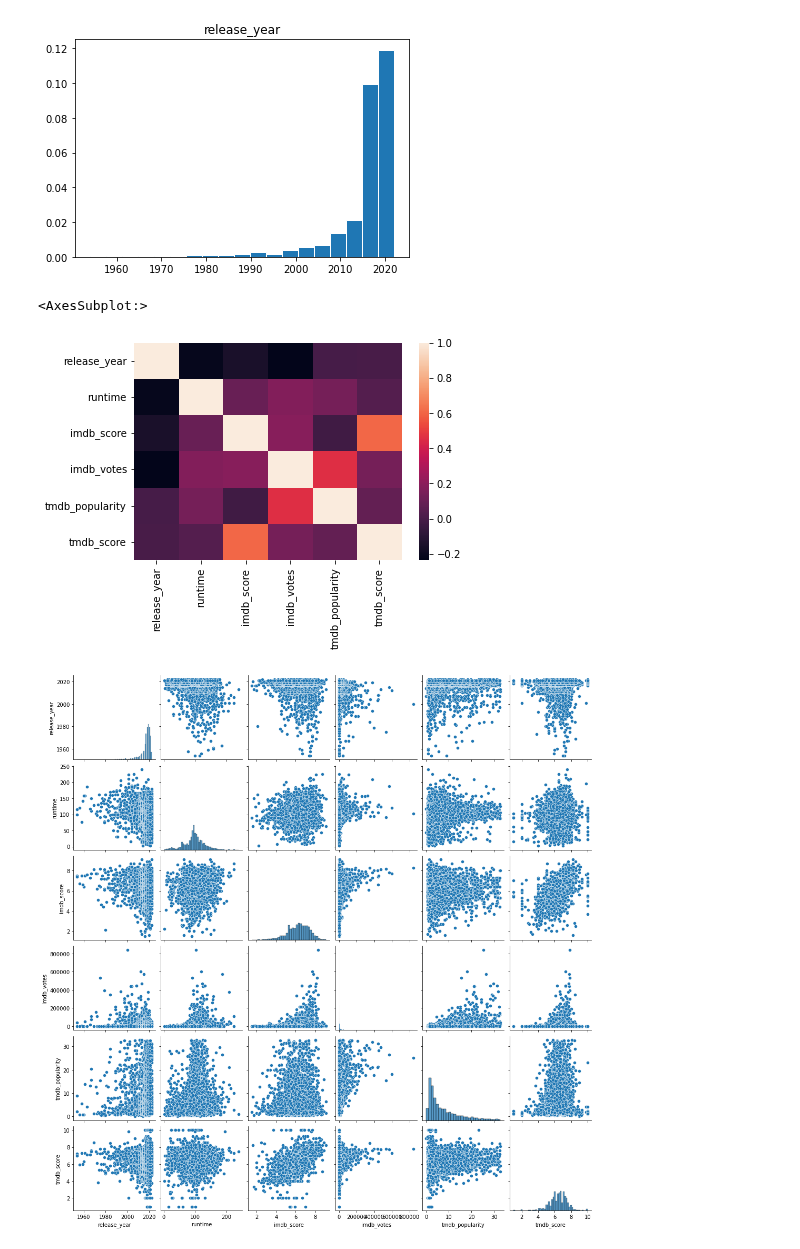
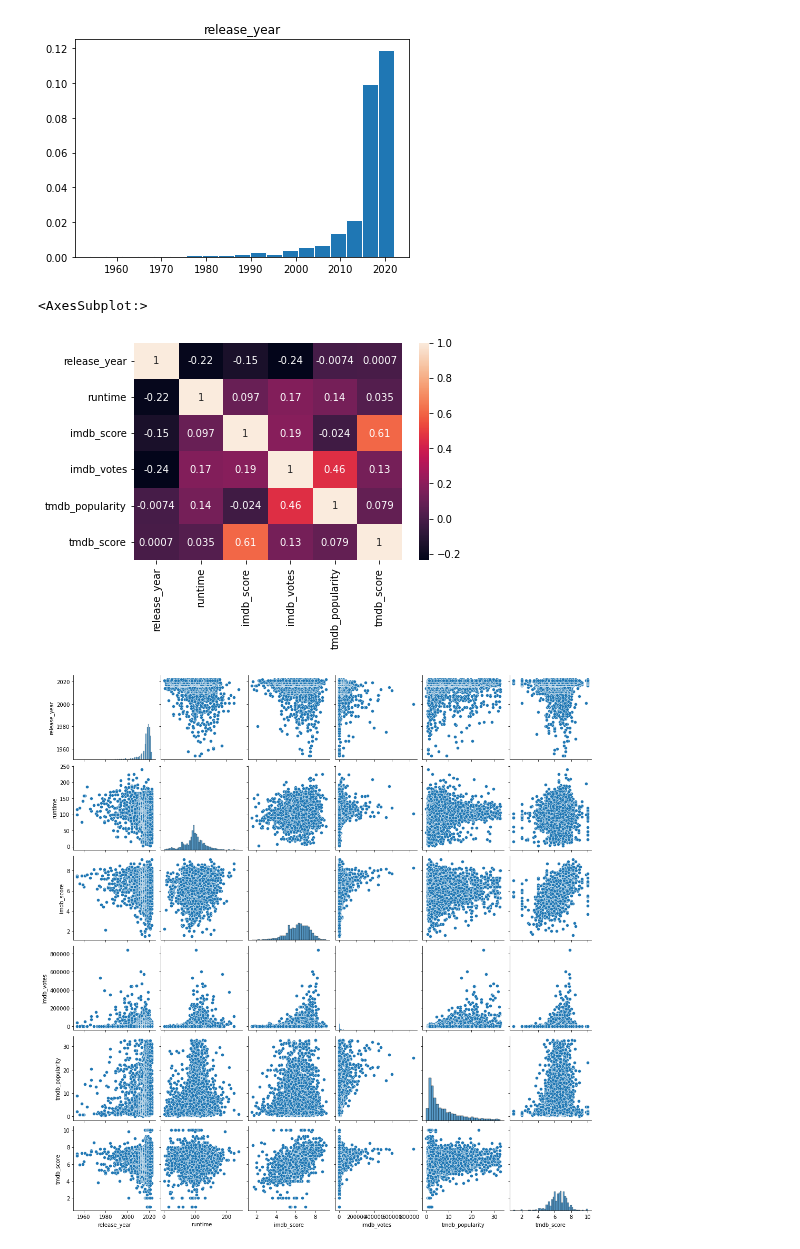
Before and after one commit to insper-classroom/22-2c-cd-p2-grupo_mace_girls, a Jupyter notebook: dados/relatorio.ipynb, the cells around one changed output. Drawn from its saved outputs; the diff is of its cells as text; code cells hidden in the pictures.

```diff
--- a/dados/relatorio.ipynb
+++ b/dados/relatorio.ipynb
@@ -223,13 +223,13 @@ hist(lancamento)
 # %%
 #Em seguida fizemos a correlação da popularidade com essas variáveis
 # A correlação é um cálculo estatístico que torna possível a comparação de dois grupos de dados e,
 # dessa forma, entender como eles se relacionam entre si
 # Percebendo alguma covariância alta entre as variáveis é possível entender melhor o que influencia cada coisa
 correlacao= filtro.corr()
-sns.heatmap(correlacao)
+sns.heatmap(correlacao,annot=True)
 # %% [output]
 <AxesSubplot:>
-[figure, old version]
+[figure, new version]
 # %%
 # Precisa ter um data frame (df)
 sns.pairplot(filtro, hue = None)
```
Also changed, not shown: parts of 11 cells of this notebook.
